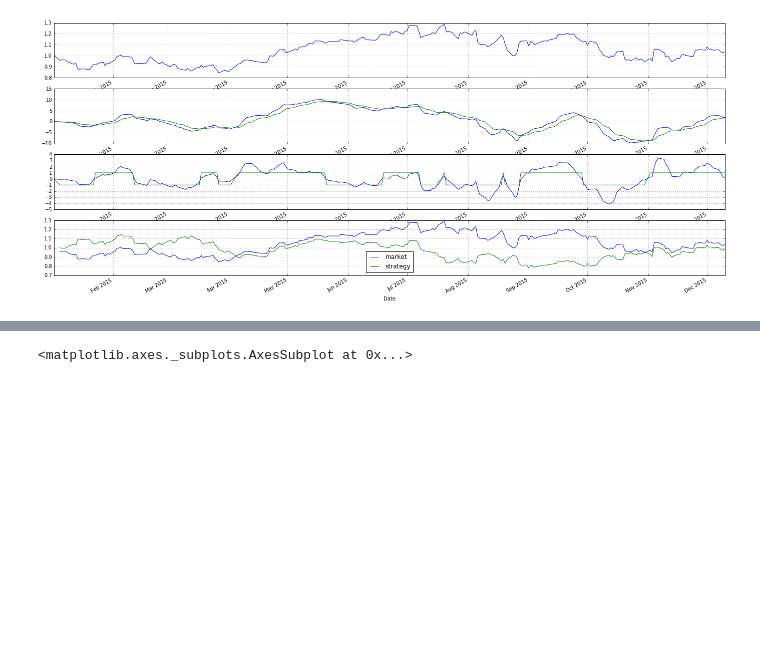
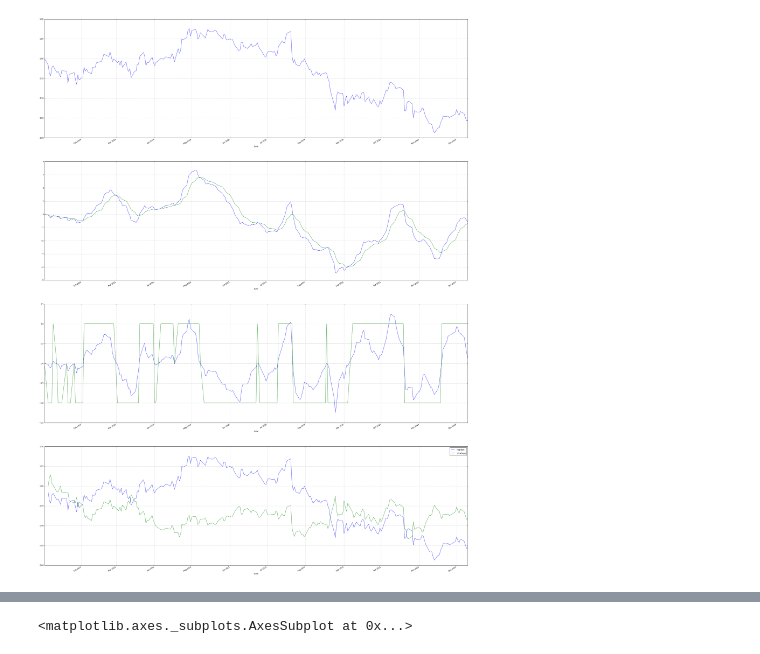
Before and after one commit to portfolioscout/py4fi, a Jupyter notebook: ipython/macdtest.ipynb, the cells around one changed output, grey strips where cells are left out. Cells and saved outputs as stored; diff of their text form; code cells hidden in the pictures; blank space fills up the shorter version.

Commit message:
macd

```diff
--- a/ipython/macdtest.ipynb
+++ b/ipython/macdtest.ipynb
@@ -12,7 +12,7 @@ import matplotlib.pyplot as plt
 %matplotlib inline
 # %%
 def compTrade(dt):
-    d=0.001
+    d=0.01
     dt['reg']=np.where(dt['dmacd']>d,1,0)
     dt['reg']=np.where(dt['dmacd']<-d,-1,dt['reg'])
     dt['strategy']=dt['reg'].shift(1)*dt['market']
@@ -43,7 +43,7 @@ def macd(name):
 
 
 def plotMacd(DT):
-    fig, axs = plt.subplots(4,1,figsize=(24, 10))
+    fig, axs = plt.subplots(4,1,figsize=(42, 60))
 
     DT['CloseN'].plot(ax=axs[0], grid=True)
     DT['macd'].plot(ax=axs[1], grid=True)
@@ -51,8 +51,18 @@ def plotMacd(DT):
     DT['dmacd'].plot(ax=axs[2], grid=True)
     DT['reg'].plot(ax=axs[2], grid=True)
     DT[['market','strategy']].cumsum().apply(np.exp).plot(ax=axs[3], grid=True)
+
+def doCumsum(dt):
+    dcumsum = dt[['market','strategy']].cumsum()
+    dcumsum['delta']=(dcumsum['strategy']-dcumsum['market'])*100
+    mean=dcumsum['delta'].mean()
+    rmse = np.sqrt(((dcumsum['delta']-mean)**2).mean())
+    win=np.compress(dcumsum['delta']>0.001,dcumsum['delta']).size*1.0/len(dcumsum['delta'])*100
+
+    print mean,rmse, win
+    return dcumsum
 # %%
-dt = macd('TSLA')
+dt = macd('ibm')
 plotMacd(dt)
 # %% [output]
-[figure, old version]
+[figure, new version]
```
Also changed, not shown: parts of 2 cells of this notebook.
